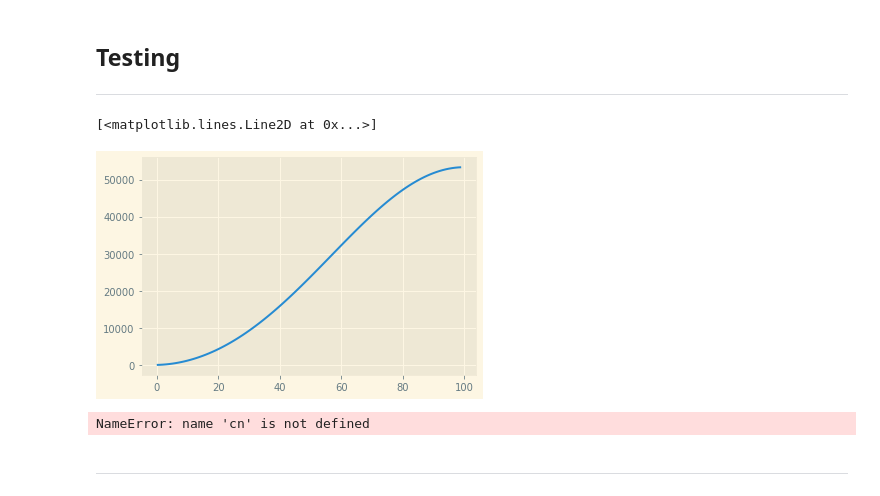
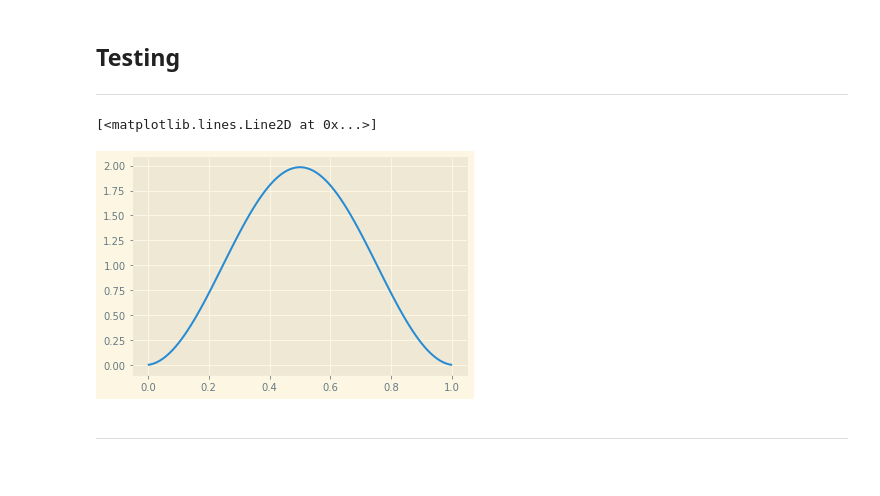
Before and after one commit to kklocker/NumFys, a Jupyter notebook: Assignment_3/Untitled.ipynb, the cells around one changed output. Drawn from its saved outputs; the diff is of its cells as text; code cells hidden in the pictures.

```diff
--- a/Assignment_3/Untitled.ipynb
+++ b/Assignment_3/Untitled.ipynb
@@ -24,5 +21,0 @@ plt.plot(np.pi**2 *np.arange(N)**2)
-# %%
-plt.plot(e)
-# %% [output]
-[<matplotlib.lines.Line2D at 0x...>]
-[figure, removed]
@@ -29,8 +31,8 @@ plt.plot(e)
 # %%
-plt.plot(np.abs(cn@v.T)**2)
-plt.plot(np.abs(v[:,0])**2)
+plt.plot(x, np.abs(np.sqrt(N)*v[:,0])**2)
 # %% [output]
-NameError: name 'cn' is not defined
+[<matplotlib.lines.Line2D at 0x...>]
+[figure, added]
 # %% [markdown]
 ---
 # %%
```
Also changed, not shown: parts of 8 cells of this notebook, 21 other files.
